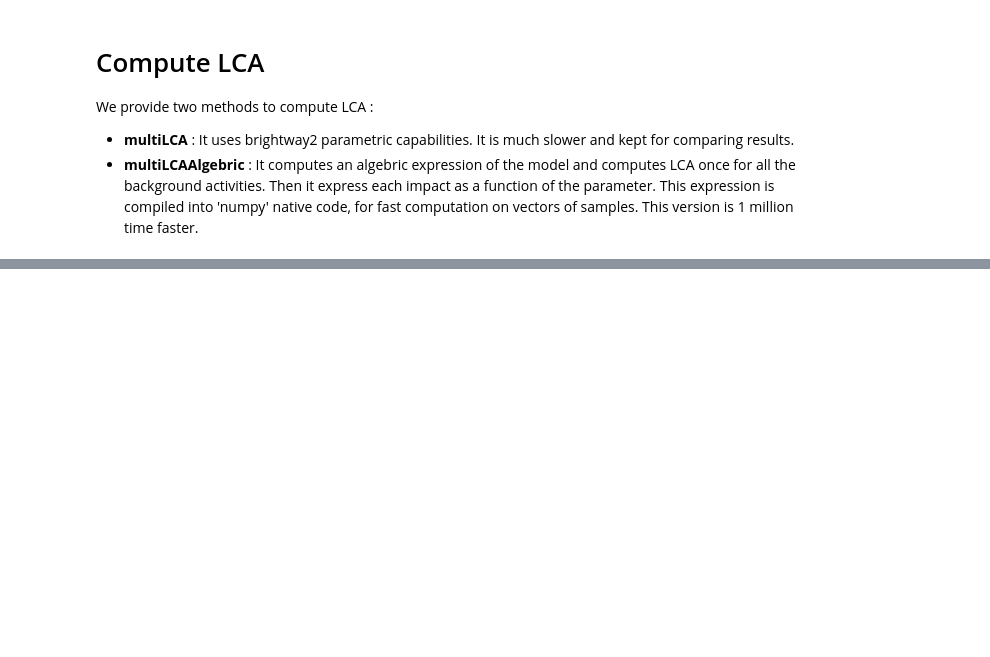
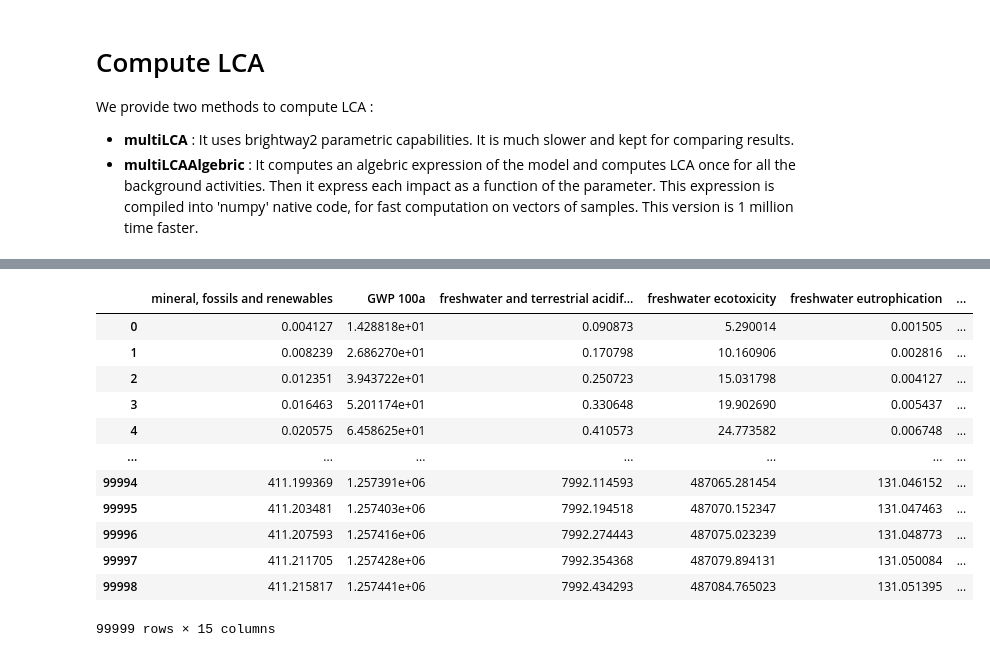
Before and after one commit to oie-mines-paristech/lca_algebraic, a Jupyter notebook: algebraic_model.ipynb, the cells around one changed output, grey strips where cells are left out. Cells and saved outputs as stored; diff of their text form; code cells hidden in the pictures; blank space fills up the shorter version.

```diff
--- a/algebraic_model.ipynb
+++ b/algebraic_model.ipynb
@@ -145,10 +168,24 @@ expr
 # %%
 # Fast computation for millions of separate samples
-multiLCAWithParamsAlgebric(
+multiLCAAlgebric(
     model, # The model
     impacts, # Impacts
 
     # Parameters of the model
-    alpha=list(range(1, 100000)), # LIst should be the same size for each param
-    beta=list(range(1, 100000)),
+    a=list(range(1, 100000)), # LIst should be the same size for each param
+    b=list(range(1, 100000)),
     elec_switch_param="eu")
+# %% [output]
+|  | mineral, fossils and renewables | GWP 100a | freshwater and terrestrial acidif... | freshwater ecotoxicity | freshwater eutrophication | ... |
+| 0 | 0.004127 | 1.428818e+01 | 0.090873 | 5.290014 | 0.001505 | ... |
+| 1 | 0.008239 | 2.686270e+01 | 0.170798 | 10.160906 | 0.002816 | ... |
+| 2 | 0.012351 | 3.943722e+01 | 0.250723 | 15.031798 | 0.004127 | ... |
+| 3 | 0.016463 | 5.201174e+01 | 0.330648 | 19.902690 | 0.005437 | ... |
+| 4 | 0.020575 | 6.458625e+01 | 0.410573 | 24.773582 | 0.006748 | ... |
+| ... | ... | ... | ... | ... | ... | ... |
+| 99994 | 411.199369 | 1.257391e+06 | 7992.114593 | 487065.281454 | 131.046152 | ... |
+| 99995 | 411.203481 | 1.257403e+06 | 7992.194518 | 487070.152347 | 131.047463 | ... |
+| 99996 | 411.207593 | 1.257416e+06 | 7992.274443 | 487075.023239 | 131.048773 | ... |
+| 99997 | 411.211705 | 1.257428e+06 | 7992.354368 | 487079.894131 | 131.050084 | ... |
+| 99998 | 411.215817 | 1.257441e+06 | 7992.434293 | 487084.765023 | 131.051395 | ... |
+99999 rows × 15 columns
```
Also changed, not shown: parts of 6 cells of this notebook, 1 other file.
